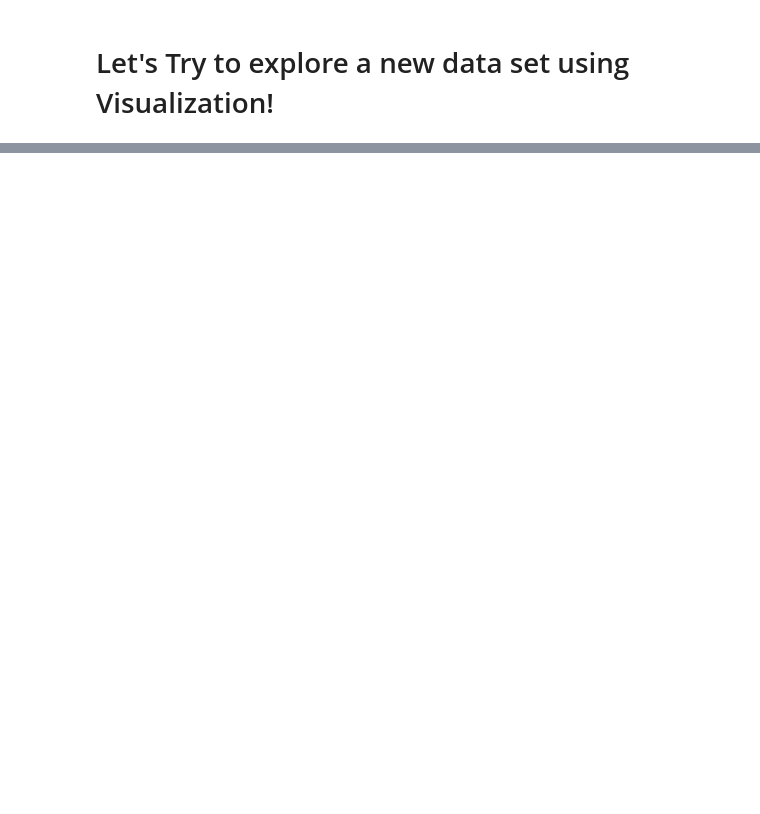
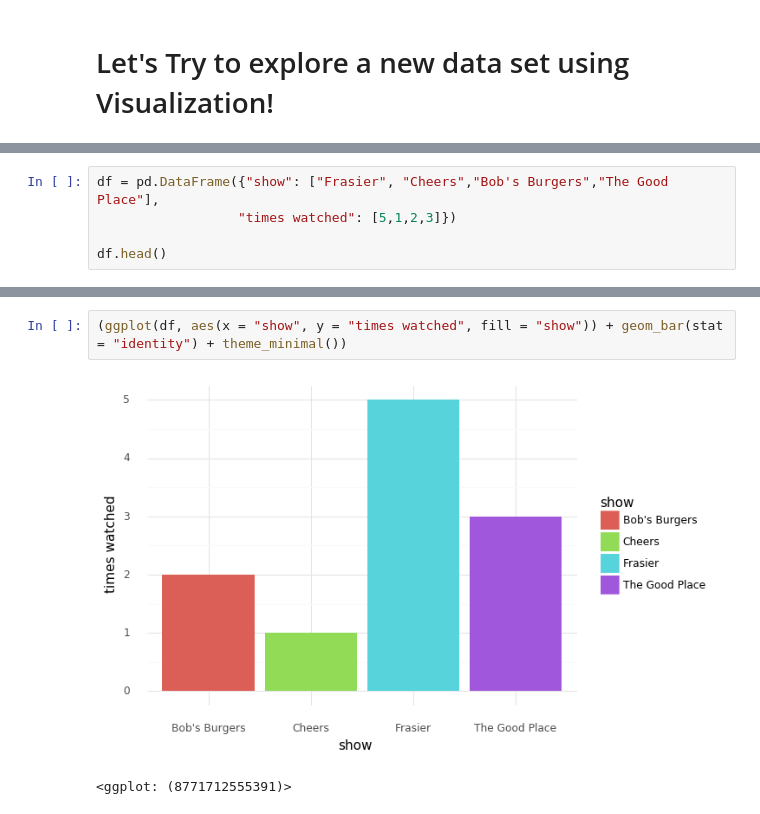
Before and after one commit to chelseaparlett/CPSC392ParlettPelleriti, a Jupyter notebook: InClass/LectureNotebooks/Visualization I--Class 4.ipynb, the cells around one changed output, grey strips where cells are left out. Drawn from its saved outputs; the diff is of its cells as text; blank space fills up the shorter version.

```diff
--- a/InClass/LectureNotebooks/Visualization I--Class 4.ipynb
+++ b/InClass/LectureNotebooks/Visualization I--Class 4.ipynb
@@ -193,0 +212,5 @@ facet_wrap("~mfr") + theme_bw())
+# %%
+df = pd.DataFrame({"show": ["Frasier", "Cheers","Bob's Burgers","The Good Place"],
+                  "times watched": [5,1,2,3]})
+
+df.head()
@@ -193,0 +223,5 @@ facet_wrap("~mfr") + theme_bw())
+# %%
+(ggplot(df, aes(x = "show", y = "times watched", fill = "show")) + geom_bar(stat = "identity") + theme_minimal())
+# %% [output]
+[figure, added]
+<ggplot: (8771712555391)>
```
Also changed, not shown: parts of 24 cells of this notebook.
